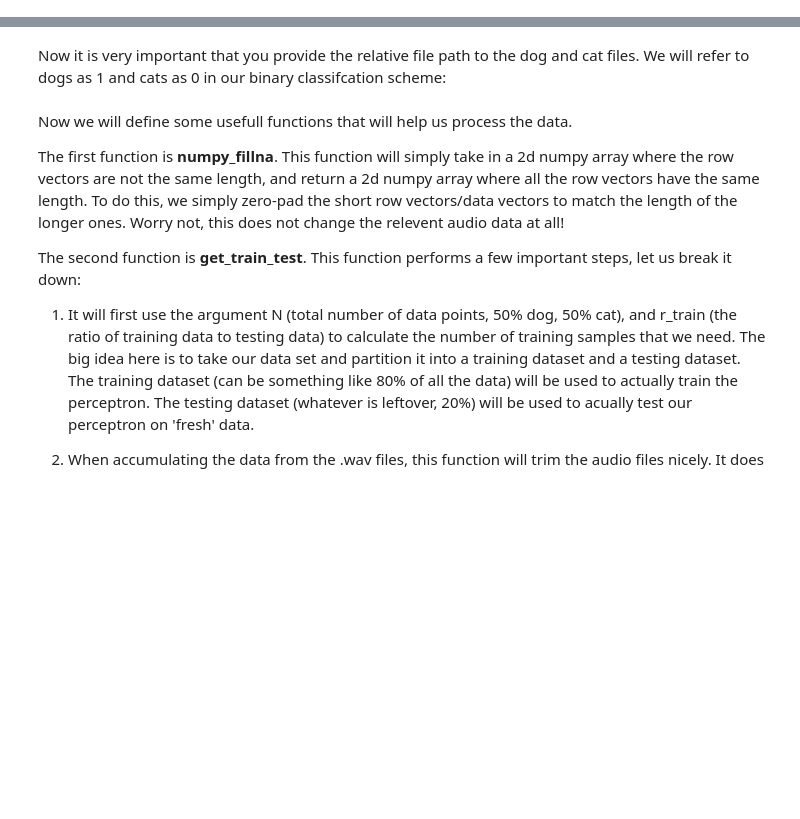
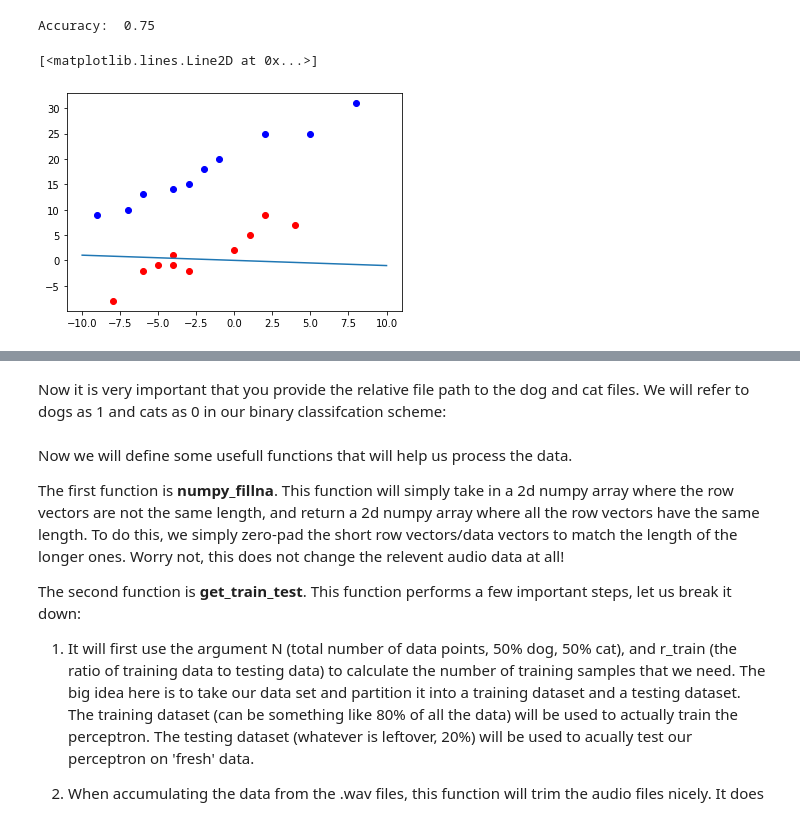
Before and after one commit to danielabrahamgit/Perceptron_Project_189, a Jupyter notebook: Coding_Assignments/Perceptron_Instructor.ipynb, the cells around one changed output, grey strips where cells are left out. Saved outputs shown, nothing was run; the diff lists cells and outputs as text; code cells hidden in the pictures; blank space fills up the shorter version.

```diff
--- a/Coding_Assignments/Perceptron_Instructor.ipynb
+++ b/Coding_Assignments/Perceptron_Instructor.ipynb
@@ -0,0 +195,41 @@
+# %%
+john_locations, john_flavors = generateData(20,4) #You should compare your perceptron's result to john_flavors
+candy_perceptron = Perceptron() #Train this perceptron
+
+def getAccuracy(perceptron, X, Y, newX, newY):
+    """
+    Calculates how accurately perceptron predicts the newY for newX after being trained on X and Y
+
+    perceptron - the perceptron to train and use for predictions
+    X - X data for training (candy_locations)
+    Y - Labels for training (candy_flavors)
+    newX - newly aquired data for prediction (john_locations)
+    newY - labels of new data for determining accuracy of prediction (john_flavors)
+    """
+    Accuracy = 0
+    #TODO
+    #Start
+    perceptron.train(X, Y)
+    pred = perceptron.predict(newX)
+    correct = 0
+    num_candies = len(pred)
+    for i in range(num_candies):
+        if newY[i] == pred[i]:
+            correct += 1
+    Accuracy = correct/num_candies
+    #End
+
+    print("Accuracy: ", Accuracy)
+
+#Calculating how well your perceptron predicts the flavor of john's candy
+getAccuracy(candy_perceptron, candy_locations, candy_flavors, john_locations, john_flavors)
+
+#Visualizing your results
+plt.plot(john_locations[:10,0], john_locations[:10,1], 'bo', john_locations[10:,0], john_locations[10:,1], 'ro')
+weights = candy_perceptron.weights
+x = np.linspace(-10, 10, 1000)
+plt.plot(x, -(weights[0]/weights[1])*x)
+# %% [output]
+Accuracy:  0.75
+[<matplotlib.lines.Line2D at 0x...>]
+[figure, added]
```
Also changed, not shown: parts of 65 cells of this notebook.
